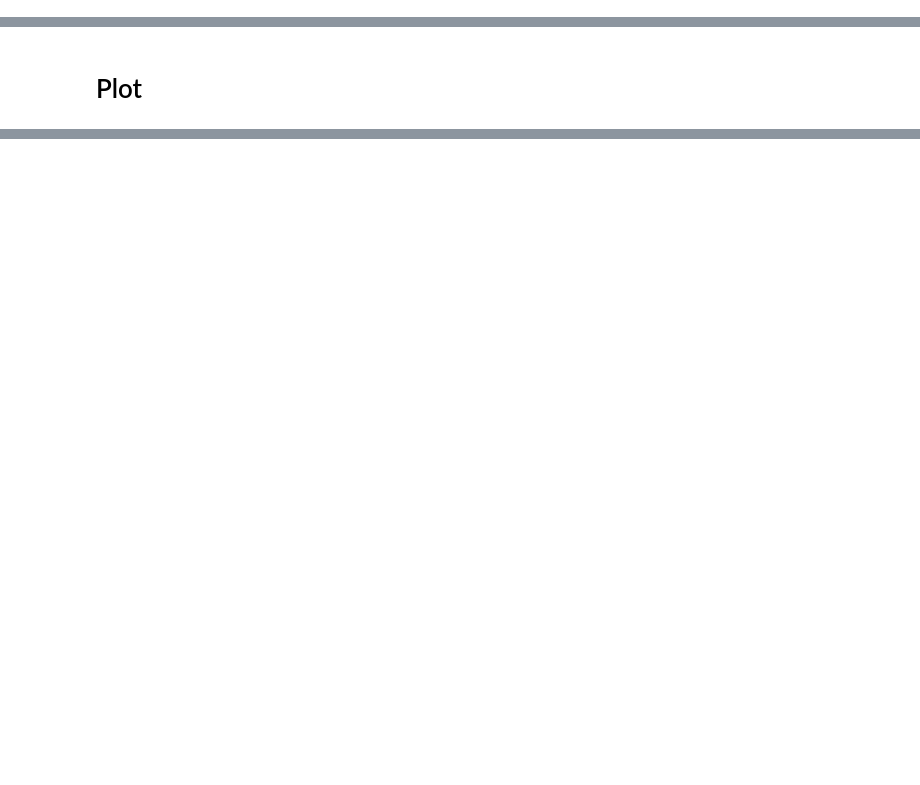
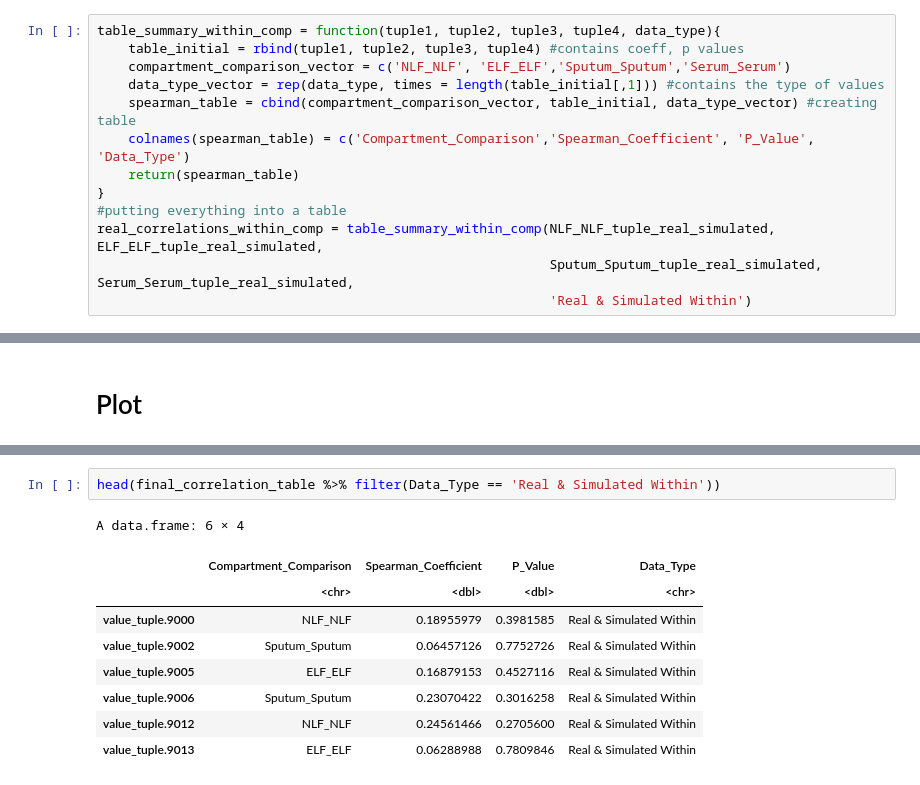
Before and after one commit to Ragerlab/Script_for_Cytokine-Signature-Clusters-as-a-Tool-to-Compare-Changes-associated-with-Tobacco-Product-, a Jupyter notebook: Simulation Analysis.ipynb, the cells around one changed output, grey strips where cells are left out. Drawn from its saved outputs; the diff is of its cells as text; blank space fills up the shorter version.

```diff
--- a/Simulation Analysis.ipynb
+++ b/Simulation Analysis.ipynb
@@ -163,0 +223,13 @@ A data.frame: 12 × 3
+# %%
+table_summary_within_comp = function(tuple1, tuple2, tuple3, tuple4, data_type){
+    table_initial = rbind(tuple1, tuple2, tuple3, tuple4) #contains coeff, p values
+    compartment_comparison_vector = c('NLF_NLF', 'ELF_ELF','Sputum_Sputum','Serum_Serum')
+    data_type_vector = rep(data_type, times = length(table_initial[,1])) #contains the type of values
+    spearman_table = cbind(compartment_comparison_vector, table_initial, data_type_vector) #creating table
+    colnames(spearman_table) = c('Compartment_Comparison','Spearman_Coefficient', 'P_Value', 'Data_Type')
+    return(spearman_table)
+}
+#putting everything into a table
+real_correlations_within_comp = table_summary_within_comp(NLF_NLF_tuple_real_simulated, ELF_ELF_tuple_real_simulated,
+                                                          Sputum_Sputum_tuple_real_simulated, Serum_Serum_tuple_real_simulated,
+                                                          'Real & Simulated Within')
@@ -175,0 +314,12 @@ ggplot(data = final_correlation_table) +
+# %%
+head(final_correlation_table %>% filter(Data_Type == 'Real & Simulated Within'))
+# %% [output]
+A data.frame: 6 × 4
+|  | Compartment_Comparison | Spearman_Coefficient | P_Value | Data_Type |
+|  | <chr> | <dbl> | <dbl> | <chr> |
+| value_tuple.9000 | NLF_NLF | 0.18955979 | 0.3981585 | Real & Simulated Within |
+| value_tuple.9002 | Sputum_Sputum | 0.06457126 | 0.7752726 | Real & Simulated Within |
+| value_tuple.9005 | ELF_ELF | 0.16879153 | 0.4527116 | Real & Simulated Within |
+| value_tuple.9006 | Sputum_Sputum | 0.23070422 | 0.3016258 | Real & Simulated Within |
+| value_tuple.9012 | NLF_NLF | 0.24561466 | 0.2705600 | Real & Simulated Within |
+| value_tuple.9013 | ELF_ELF | 0.06288988 | 0.7809846 | Real & Simulated Within |
```
Also changed, not shown: parts of 14 cells of this notebook, 2 other files.
